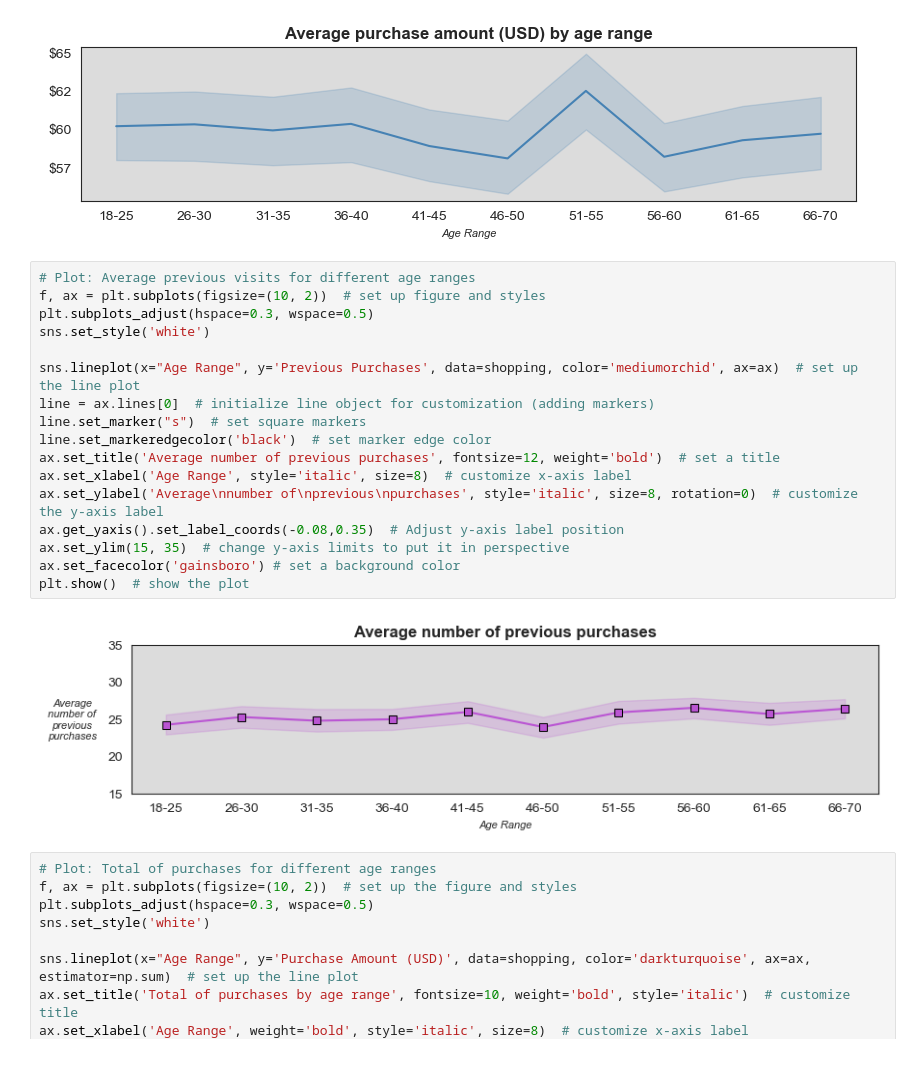
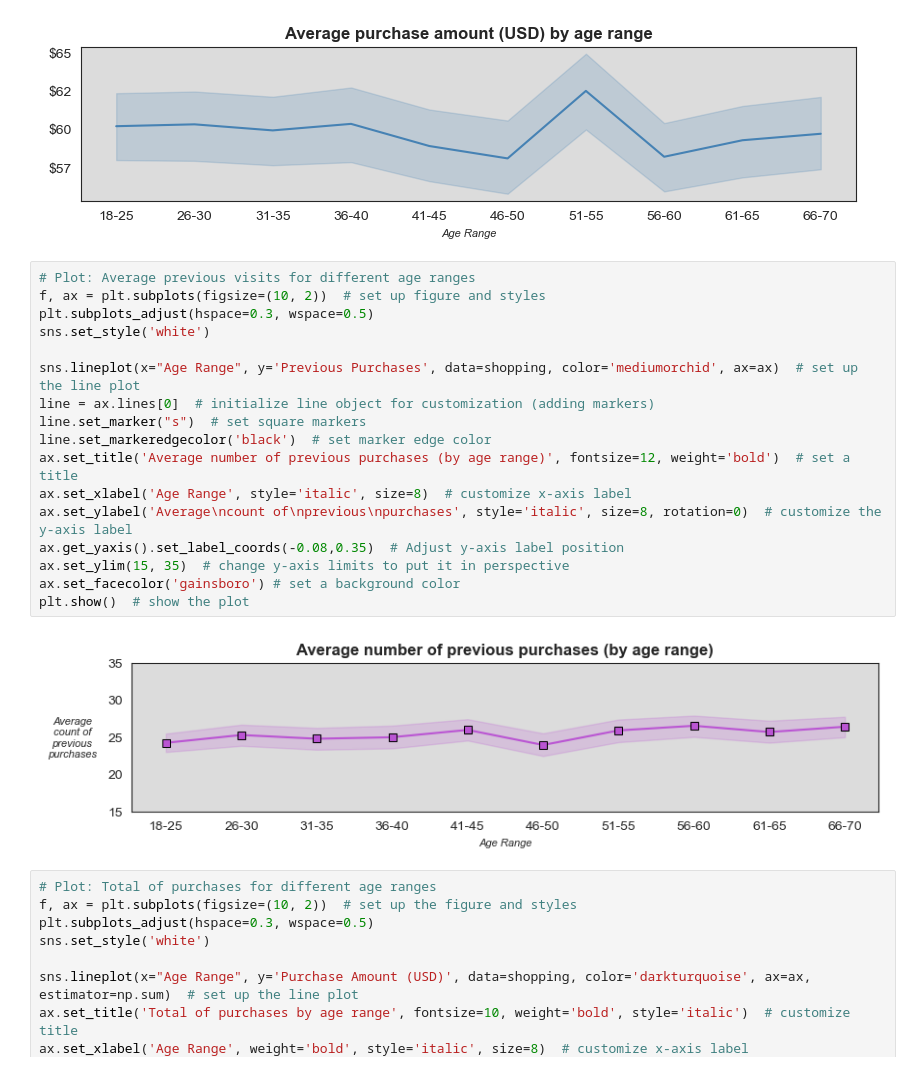
Before and after one commit to molly777yllom/DataDive3_DATA3500, a Jupyter notebook: shopping_trends.ipynb, the cells around one changed output. Saved outputs shown, nothing was run; the diff lists cells and outputs as text.

```diff
--- a/shopping_trends.ipynb
+++ b/shopping_trends.ipynb
@@ -446,22 +446,22 @@ ax.yaxis.set_major_formatter(formatter)  # apply the formatting function to add
 # %%
 # Plot: Average previous visits for different age ranges
 f, ax = plt.subplots(figsize=(10, 2))  # set up figure and styles
 plt.subplots_adjust(hspace=0.3, wspace=0.5)
 sns.set_style('white')
 
 sns.lineplot(x="Age Range", y='Previous Purchases', data=shopping, color='mediumorchid', ax=ax)  # set up the line plot
 line = ax.lines[0]  # initialize line object for customization (adding markers)
 line.set_marker("s")  # set square markers
 line.set_markeredgecolor('black')  # set marker edge color
-ax.set_title('Average number of previous purchases', fontsize=12, weight='bold')  # set a title
+ax.set_title('Average number of previous purchases (by age range)', fontsize=12, weight='bold')  # set a title
 ax.set_xlabel('Age Range', style='italic', size=8)  # customize x-axis label
-ax.set_ylabel('Average\nnumber of\nprevious\npurchases', style='italic', size=8, rotation=0)  # customize the y-axis label
+ax.set_ylabel('Average\ncount of\nprevious\npurchases', style='italic', size=8, rotation=0)  # customize the y-axis label
 ax.get_yaxis().set_label_coords(-0.08,0.35)  # Adjust y-axis label position
 ax.set_ylim(15, 35)  # change y-axis limits to put it in perspective
 ax.set_facecolor('gainsboro') # set a background color
 plt.show()  # show the plot
 # %% [output]
-[figure, old version]
+[figure, new version]
 # %%
 # Plot: Total of purchases for different age ranges
 f, ax = plt.subplots(figsize=(10, 2))  # set up the figure and styles
```
Also changed, not shown: parts of 3 cells of this notebook.
